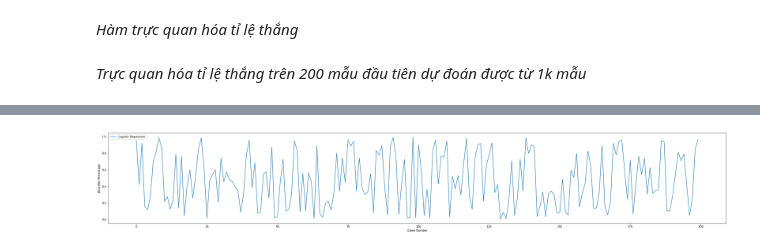
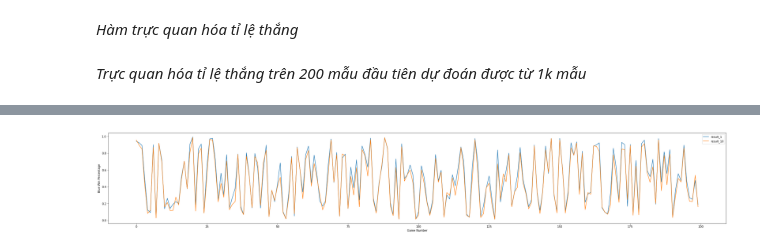
Before and after one commit to trucni2005/LeagueOfLegendsWinRatePredictorAt15, a Jupyter notebook: data_processing.ipynb, the cells around one changed output, grey strips where cells are left out. Saved outputs shown, nothing was run; the diff lists cells and outputs as text; code cells hidden in the pictures.

```diff
--- a/data_processing.ipynb
+++ b/data_processing.ipynb
@@ -461,19 +461,22 @@ def plot_blue_win_percentage(file_path, label):
 # %% [markdown]
 *Trực quan hóa tỉ lệ thắng trên 200 mẫu đầu tiên dự đoán được từ 1k mẫu*
 # %%
-# Vẽ biểu đồ
-def plot_blue_win_percentage(data, label):
-    # Extract the y values (blue_win_percentage)
-    y = data['win_prob_result_1']
+def plot_blue_win_percentage(data_1, label_1, label_10):
+    # Extract the y values (blue_win_percentage) for result_1
+    y_1 = data_1['win_prob_result_1'].head(200)
 
-    # Create a list of x values from 0 to the length of y
-    x = list(range(len(y)))
+    # Extract the y values (blue_win_percentage) for result_10
+    y_10 = data_1['win_prob_result_10'].head(200)
+
+    # Create a list of x values from 0 to the length of y_1 or y_10 (they should have the same length)
+    x = list(range(len(y_1)))
 
     # Create a new figure
     plt.figure(figsize=(40, 6))
 
-    # Plot the line
-    plt.plot(x, y, label=label)
+    # Plot the lines for result_1 and result_10
+    plt.plot(x, y_1, label=label_1)
+    plt.plot(x, y_10, label=label_10)
 
     # Add a legend to the graph
     plt.legend()
@@ -505,4 +520,4 @@ KeyError: 'sequence_number'
-# %%
-plot_blue_win_percentage('data/results/result_10.csv', 'Logistic Regression')
-# %% [output]
-[figure, removed]
+# %%
+plot_blue_win_percentage(merged_data, 'result_1', 'result_10')
+# %% [output]
+[figure, added]
```
Also changed, not shown: parts of 2 cells of this notebook.
